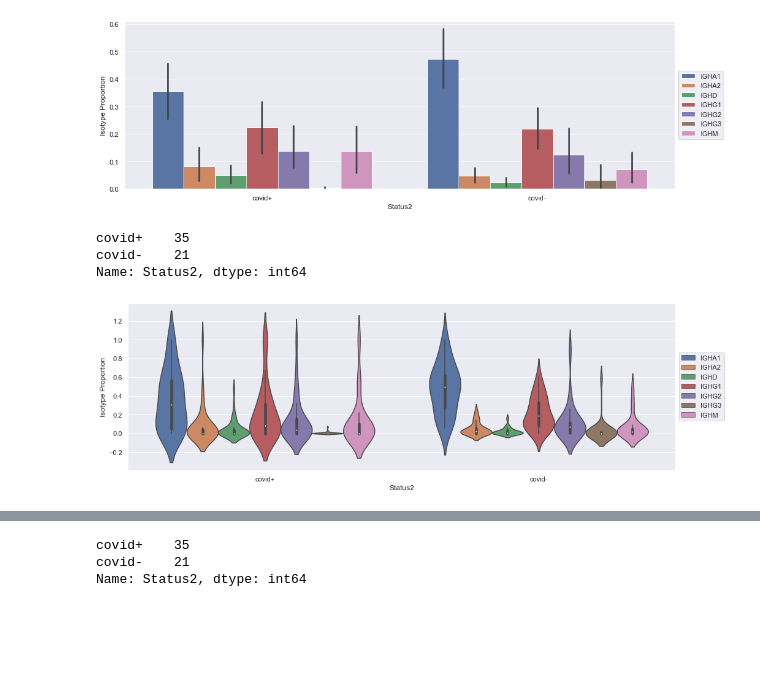
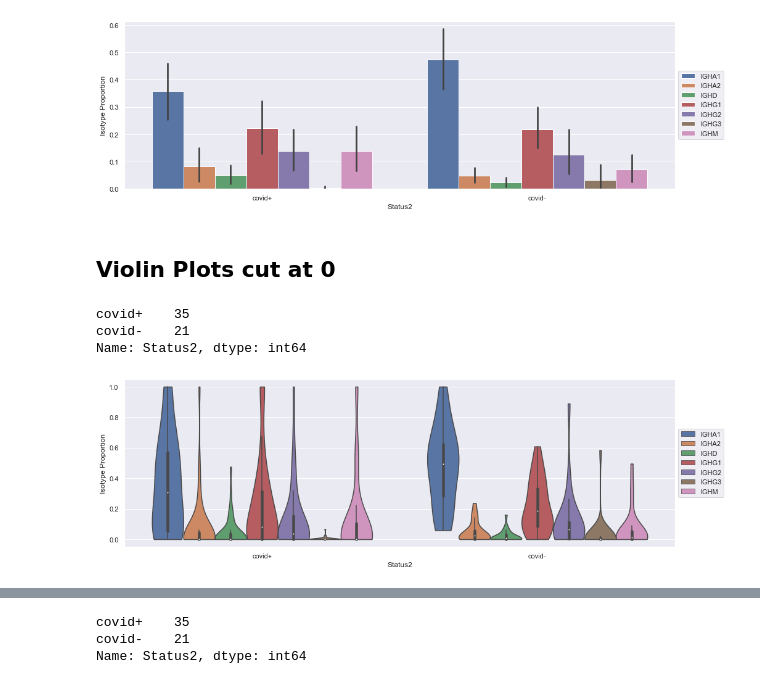
Before and after one commit to michael-swift/covid, a Jupyter notebook: notebooks/TRUSTanalysis.ipynb, the cells around one changed output, grey strips where cells are left out. Cells and saved outputs as stored; diff of their text form; code cells hidden in the pictures; blank space fills up the shorter version.

```diff
--- a/notebooks/TRUSTanalysis.ipynb
+++ b/notebooks/TRUSTanalysis.ipynb
@@ -513,15 +513,17 @@ covid+    35
 covid-    21
 Name: Status2, dtype: int64
 [figure]
+# %% [markdown]
+## Violin Plots cut at 0
 # %%
 fig, ax = plt.subplots(figsize=(16, 5))
-sns.violinplot(data=plot, x = 'Status2', y = 'value', hue = 'C', scale='width')
+sns.violinplot(data=plot, x = 'Status2', y = 'value', hue = 'C', scale='width', cut = 0)
 ax.legend(loc='center left', bbox_to_anchor=(1, 0.5))
 plt.ylabel("Isotype Proportion")
 print(plot.drop_duplicates('SampleID').Status2.value_counts())
 # %% [output]
 covid+    35
 covid-    21
 Name: Status2, dtype: int64
-[figure, old version]
+[figure, new version]
 # %%
```
Also changed, not shown: parts of 2 cells of this notebook.
